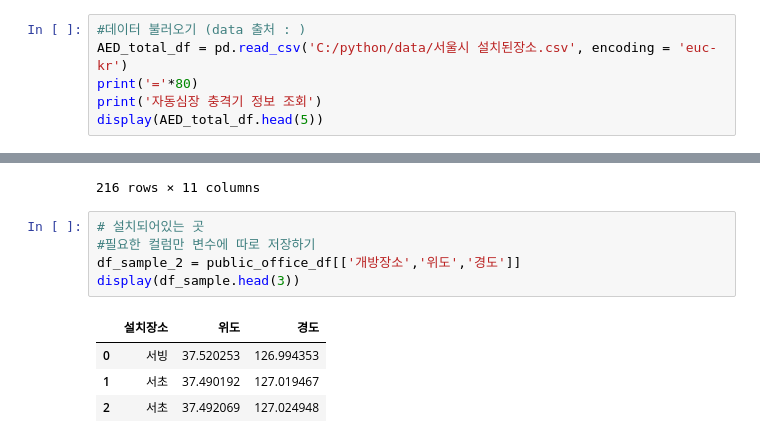
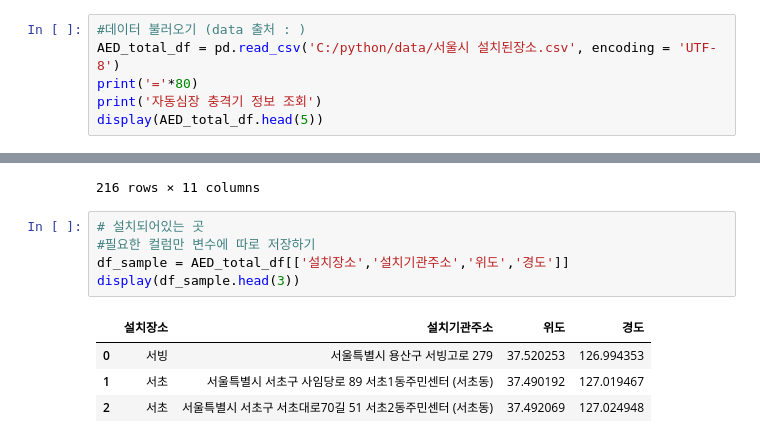
Before and after one commit to DeerWeak/pythonbasic, a Jupyter notebook: heart_need (1).ipynb, the cells around one changed output, grey strips where cells are left out. Cells and saved outputs as stored; diff of their text form.

```diff
--- a/heart_need (1).ipynb
+++ b/heart_need (1).ipynb
@@ -134,7 +130,7 @@ print(sorted(list_no_aed_office))
 --------------------------------------------------------
 # %%
 #데이터 불러오기 (data 출처 : )
-AED_total_df = pd.read_csv('C:/python/data/서울시 설치된장소.csv', encoding = 'euc-kr')
+AED_total_df = pd.read_csv('C:/python/data/서울시 설치된장소.csv', encoding = 'UTF-8')
 print('='*80)
 print('자동심장 충격기 정보 조회')
 display(AED_total_df.head(5))
@@ -167,10 +163,10 @@ AED_total_df
 # %%
 # 설치되어있는 곳
 #필요한 컬럼만 변수에 따로 저장하기
-df_sample_2 = public_office_df[['개방장소','위도','경도']]
+df_sample = AED_total_df[['설치장소','설치기관주소','위도','경도']]
 display(df_sample.head(3))
 # %% [output]
-|  | 설치장소 | 위도 | 경도 |
-| 0 | 서빙 | 37.520253 | 126.994353 |
-| 1 | 서초 | 37.490192 | 127.019467 |
-| 2 | 서초 | 37.492069 | 127.024948 |
+|  | 설치장소 | 설치기관주소 | 위도 | 경도 |
+| 0 | 서빙 | 서울특별시 용산구 서빙고로 279 | 37.520253 | 126.994353 |
+| 1 | 서초 | 서울특별시 서초구 사임당로 89 서초1동주민센터 (서초동) | 37.490192 | 127.019467 |
+| 2 | 서초 | 서울특별시 서초구 서초대로70길 51 서초2동주민센터 (서초동) | 37.492069 | 127.024948 |
```
Also changed, not shown: parts of 10 cells of this notebook, 3 other files.
